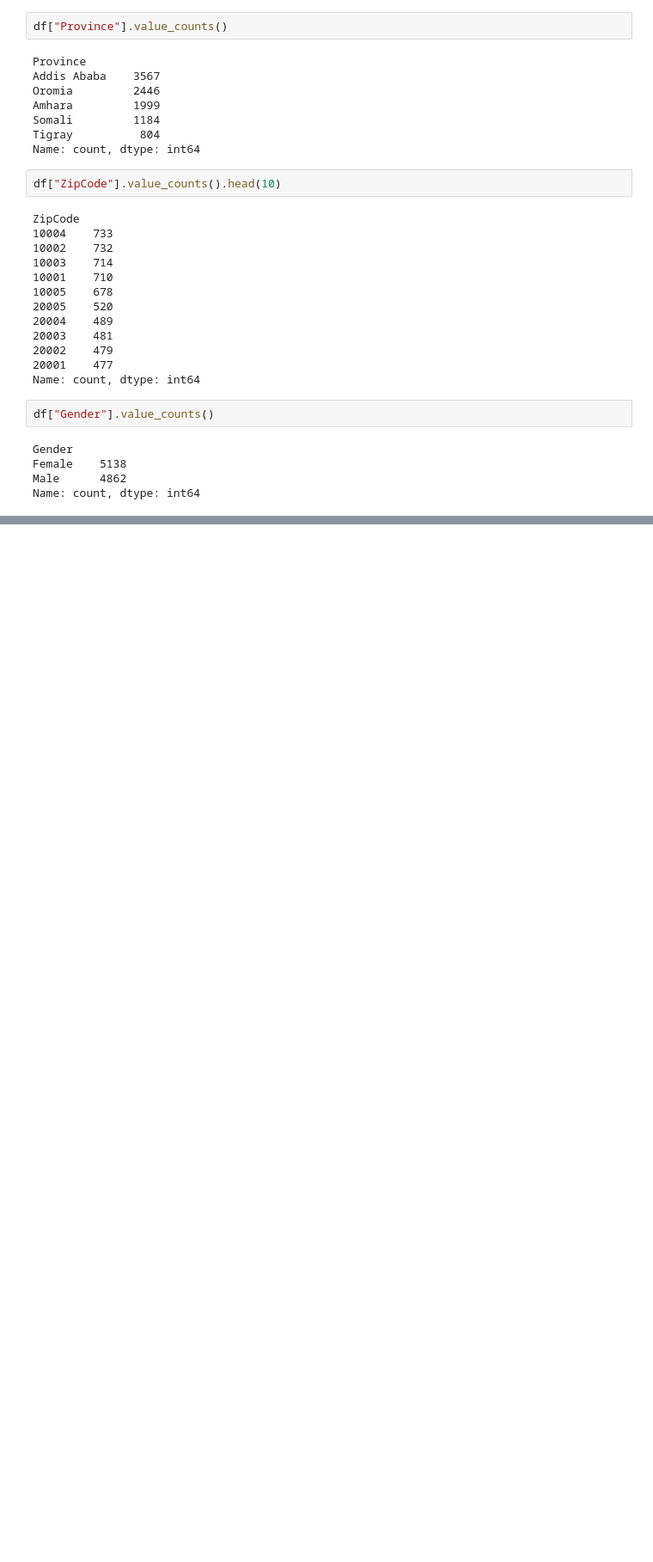
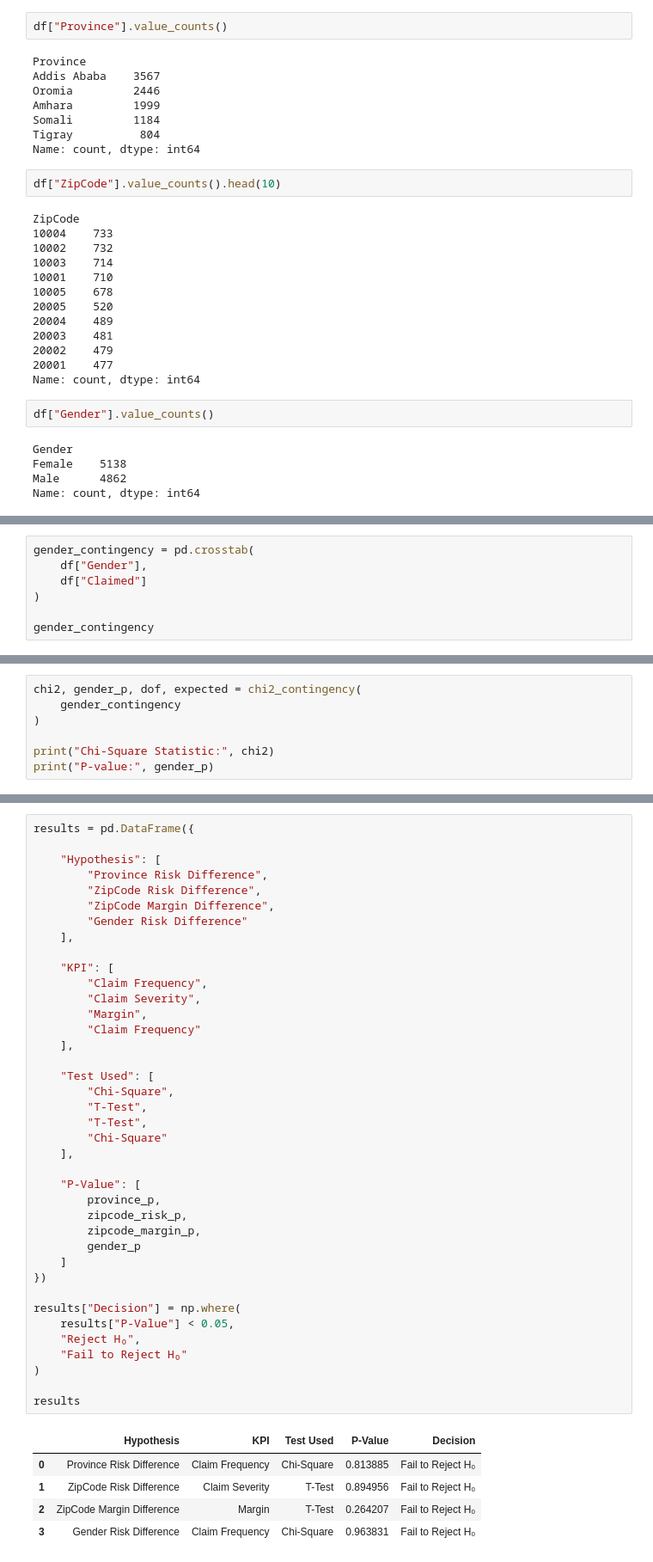
Before and after one commit to Pomiyilma/Insurance-Risk-Analytics, a Jupyter notebook: notebooks/02_hypothesis_testing.ipynb, the cells around one changed output, grey strips where cells are left out. Shown at 86% size. Saved outputs shown, nothing was run; the diff lists cells and outputs as text; blank space fills up the shorter version.

```diff
--- a/notebooks/02_hypothesis_testing.ipynb
+++ b/notebooks/02_hypothesis_testing.ipynb
@@ -127,0 +378,7 @@ Name: count, dtype: int64
+# %%
+gender_contingency = pd.crosstab(
+    df["Gender"],
+    df["Claimed"]
+)
+
+gender_contingency
@@ -127,0 +390,7 @@ Name: count, dtype: int64
+# %%
+chi2, gender_p, dof, expected = chi2_contingency(
+    gender_contingency
+)
+
+print("Chi-Square Statistic:", chi2)
+print("P-value:", gender_p)
@@ -127,0 +414,45 @@ Name: count, dtype: int64
+# %%
+results = pd.DataFrame({
+
+    "Hypothesis": [
+        "Province Risk Difference",
+        "ZipCode Risk Difference",
+        "ZipCode Margin Difference",
+        "Gender Risk Difference"
+    ],
+
+    "KPI": [
+        "Claim Frequency",
+        "Claim Severity",
+        "Margin",
+        "Claim Frequency"
+    ],
+
+    "Test Used": [
+        "Chi-Square",
+        "T-Test",
+        "T-Test",
+        "Chi-Square"
+    ],
+
+    "P-Value": [
+        province_p,
+        zipcode_risk_p,
+        zipcode_margin_p,
+        gender_p
+    ]
+})
+
+results["Decision"] = np.where(
+    results["P-Value"] < 0.05,
+    "Reject H₀",
+    "Fail to Reject H₀"
+)
+
+results
+# %% [output]
+|  | Hypothesis | KPI | Test Used | P-Value | Decision |
+| 0 | Province Risk Difference | Claim Frequency | Chi-Square | 0.813885 | Fail to Reject H₀ |
+| 1 | ZipCode Risk Difference | Claim Severity | T-Test | 0.894956 | Fail to Reject H₀ |
+| 2 | ZipCode Margin Difference | Margin | T-Test | 0.264207 | Fail to Reject H₀ |
+| 3 | Gender Risk Difference | Claim Frequency | Chi-Square | 0.963831 | Fail to Reject H₀ |
```
Also changed, not shown: parts of 21 cells of this notebook.
